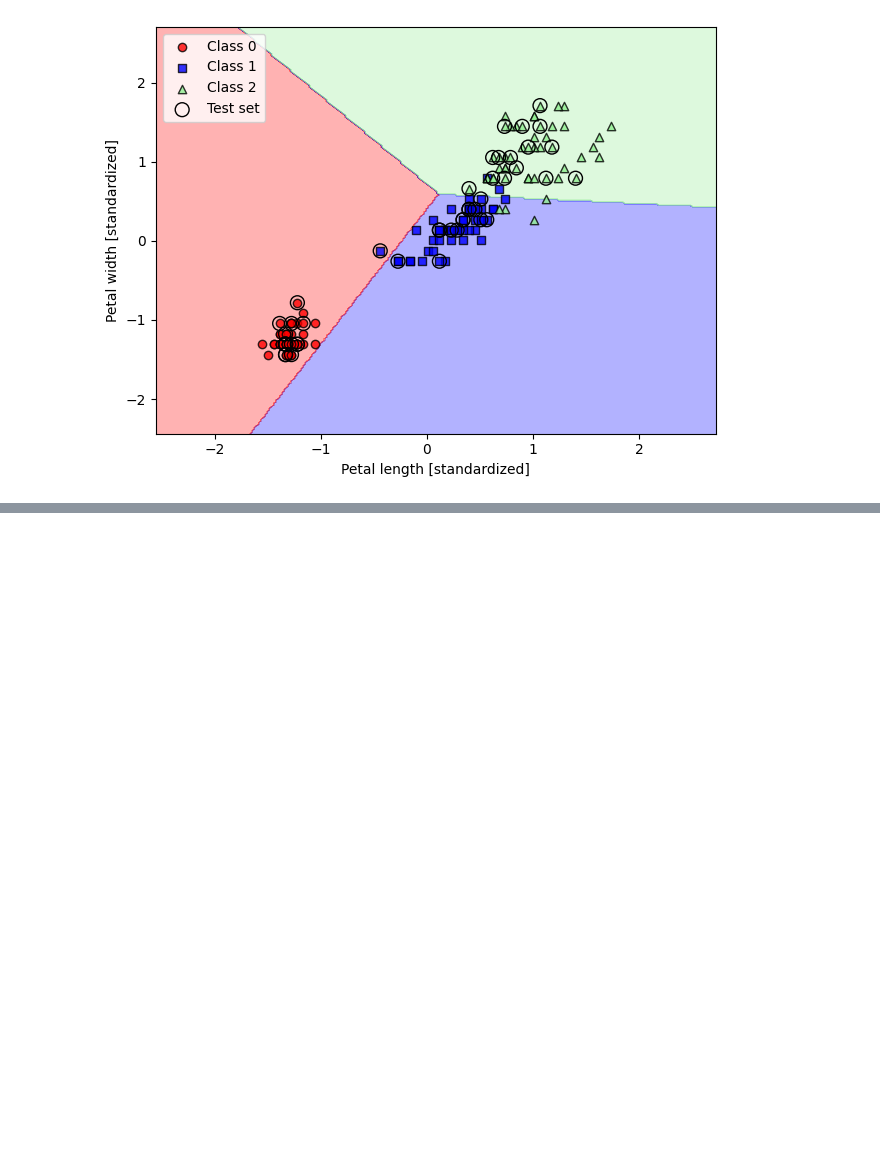
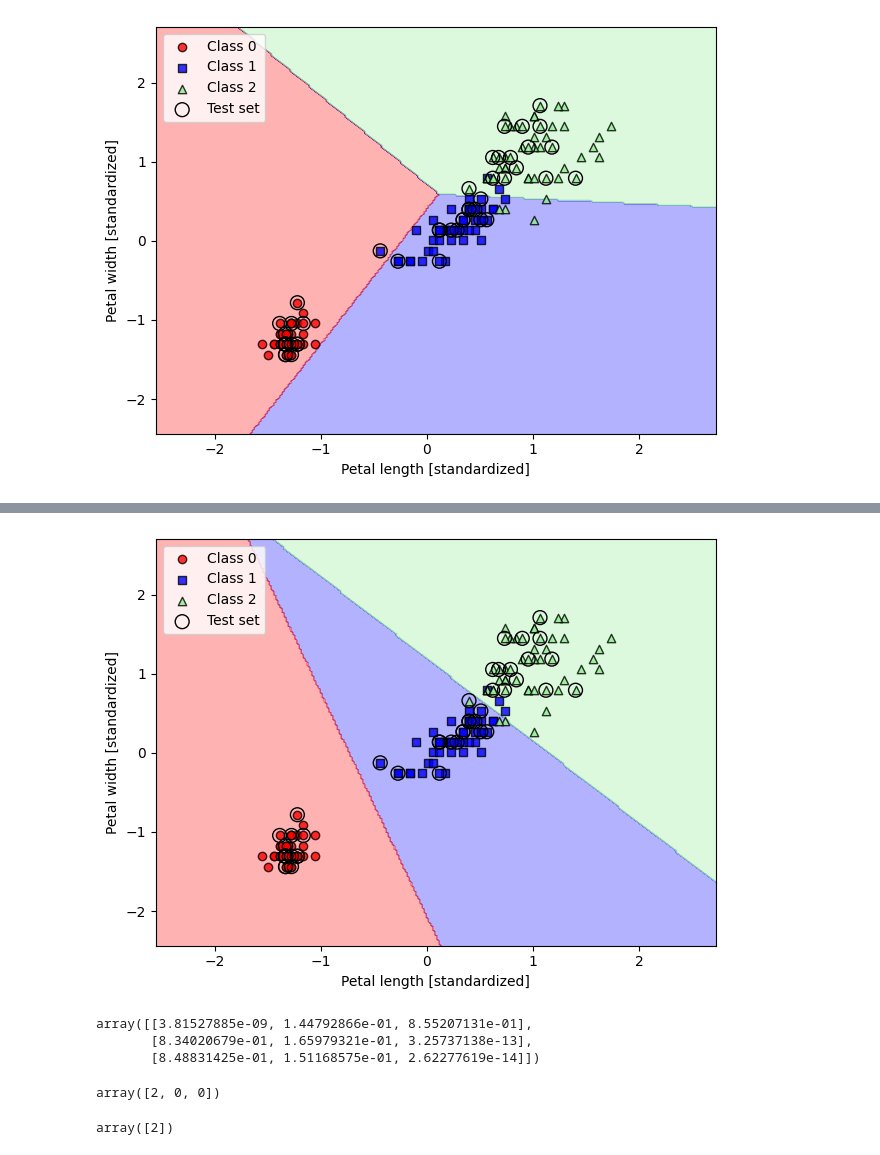
Before and after one commit to LuchoValr/machine_sebastian, a Jupyter notebook: Cap3.ipynb, the cells around one changed output, grey strips where cells are left out. Saved outputs shown, nothing was run; the diff lists cells and outputs as text; code cells hidden in the pictures; blank space fills up the shorter version.

```diff
--- a/Cap3.ipynb
+++ b/Cap3.ipynb
@@ -138,0 +268,40 @@ plt.show()
+# %%
+#Training a logistic regression model with scikit-learn
+from sklearn.linear_model import LogisticRegression
+lr = LogisticRegression(C=100.0, solver='lbfgs',
+                        multi_class='ovr')
+lr.fit(X_train_std, y_train)
+plot_decision_regions(X_combined_std,
+                      y_combined,
+                      classifier=lr,
+                      test_idx=range(105, 150))
+plt.xlabel('Petal length [standardized]')
+plt.ylabel('Petal width [standardized]')
+plt.legend(loc='upper left')
+plt.tight_layout()
+plt.show()
+# %% [output]
+[figure, added]
+# %%
+#The probability that training examples belong to a certain class can be computed using the predict_
+#proba method. For example, we can predict the probabilities of the first three examples in the test
+#dataset as follows:
+lr.predict_proba(X_test_std[:3, :])
+# %% [output]
+array([[3.81527885e-09, 1.44792866e-01, 8.55207131e-01],
+       [8.34020679e-01, 1.65979321e-01, 3.25737138e-13],
+       [8.48831425e-01, 1.51168575e-01, 2.62277619e-14]])
+# %%
+#In practice, the more convenient way of
+#obtaining class labels when using scikit-learn is to call the predict method directly:
+lr.predict(X_test_std[:3, :])
+# %% [output]
+array([2, 0, 0])
+# %%
+#Lastly, a word of caution if you want to predict the class label of a single flower example: scikit-learn
+#expects a two-dimensional array as data input; thus, we have to convert a single row slice into such a
+#format first. One way to convert a single row entry into a two-dimensional data array is to use NumPy’s
+#reshape method to add a new dimension, as demonstrated here:
+lr.predict(X_test_std[0, :].reshape(1, -1))
+# %% [output]
+array([2])
```
Also changed, not shown: parts of 11 cells of this notebook.
